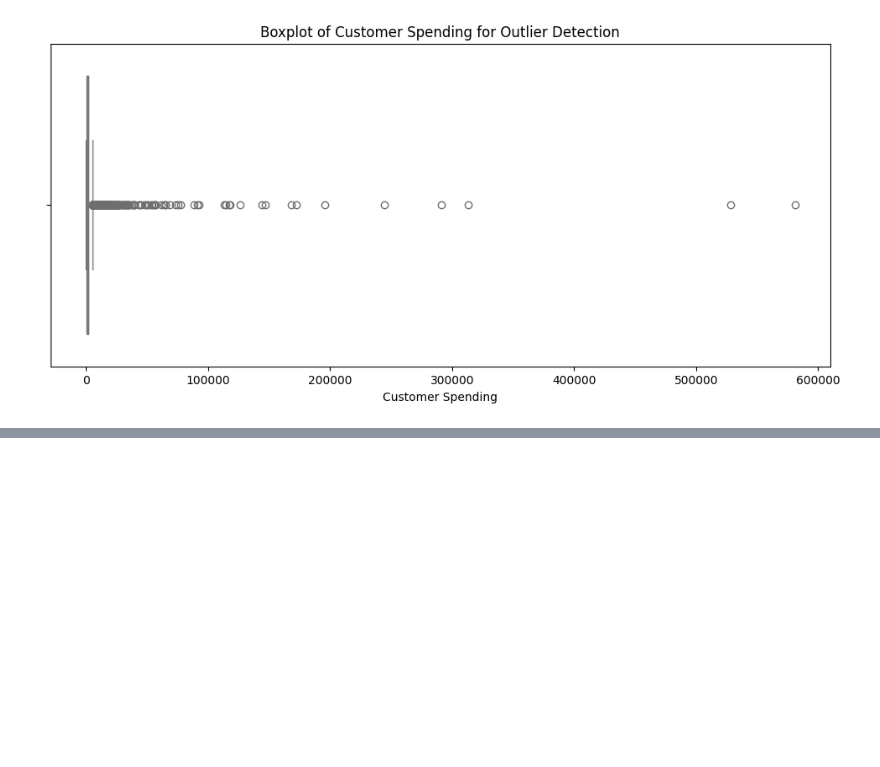
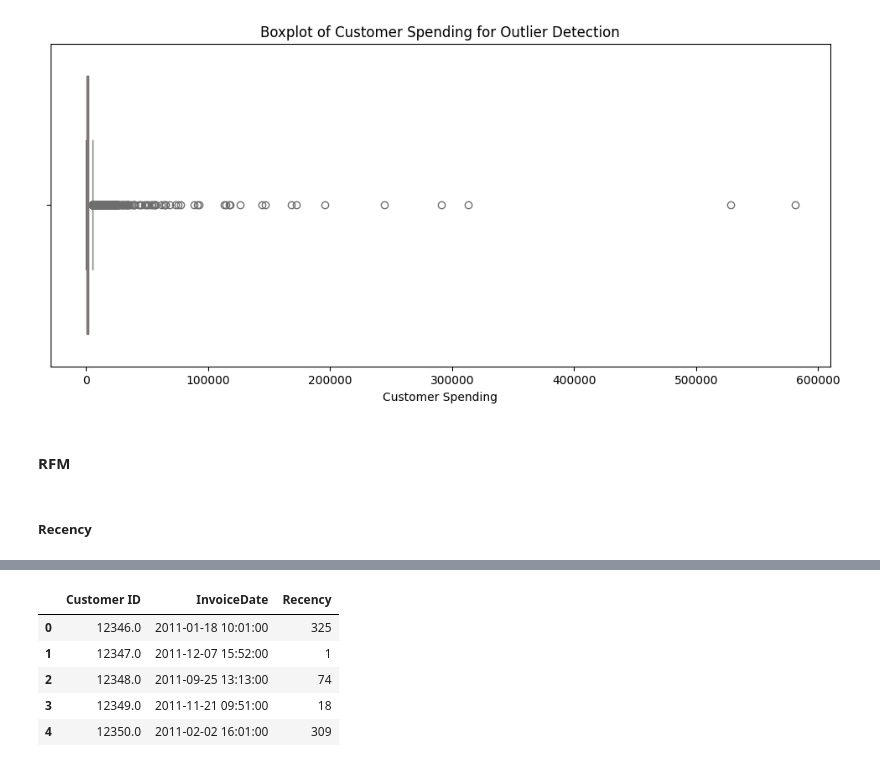
Before and after one commit to sudenazimal/online-retail-customer-analysis, a Jupyter notebook: notebook.ipynb, the cells around one changed output, grey strips where cells are left out. Drawn from its saved outputs; the diff is of its cells as text; code cells hidden in the pictures; blank space fills up the shorter version.

```diff
--- a/notebook.ipynb
+++ b/notebook.ipynb
@@ -218,3 +218,18 @@ Number of outliers: 633
 Number of outliers below lower bound: 0
 Number of outliers above upper bound: 633
 [figure]
+# %% [markdown]
+#### RFM
+# %% [markdown]
+##### Recency
+# %%
+
+df_recency=df_cleaned.groupby('Customer ID',as_index=False)['InvoiceDate'].max()
+# we put as_index=False to keep the 'Customer ID' as a column in the resulting dataframe instead of making it the index.
+# This allows us to easily merge or manipulate the dataframe later on without losing the 'Customer ID' information. Instead of reset_index(),
+# we can use this in the same line of groupby().
+recent_date = df_recency['InvoiceDate'].max()
+print(f"Most recent date in the dataset: {recent_date}")
+df_recency['Recency'] = (recent_date - df_recency['InvoiceDate']).dt.days
+df_recency.head()
+# %% [output]
@@ -220,0 +237,6 @@ Number of outliers above upper bound: 633
+|  | Customer ID | InvoiceDate | Recency |
+| 0 | 12346.0 | 2011-01-18 10:01:00 | 325 |
+| 1 | 12347.0 | 2011-12-07 15:52:00 | 1 |
+| 2 | 12348.0 | 2011-09-25 13:13:00 | 74 |
+| 3 | 12349.0 | 2011-11-21 09:51:00 | 18 |
+| 4 | 12350.0 | 2011-02-02 16:01:00 | 309 |
```
Also changed, not shown: parts of 8 cells of this notebook, 1 other file.
